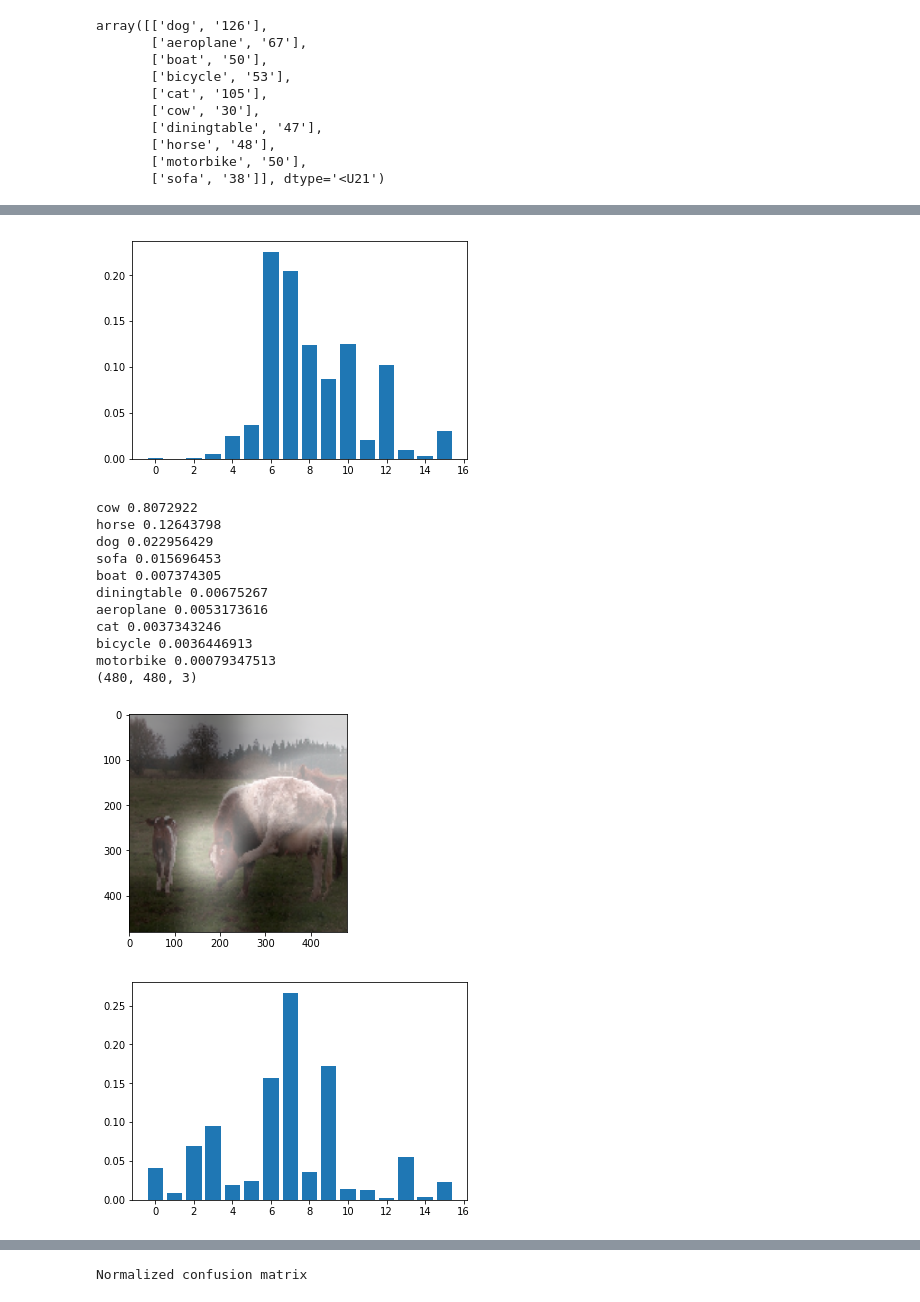
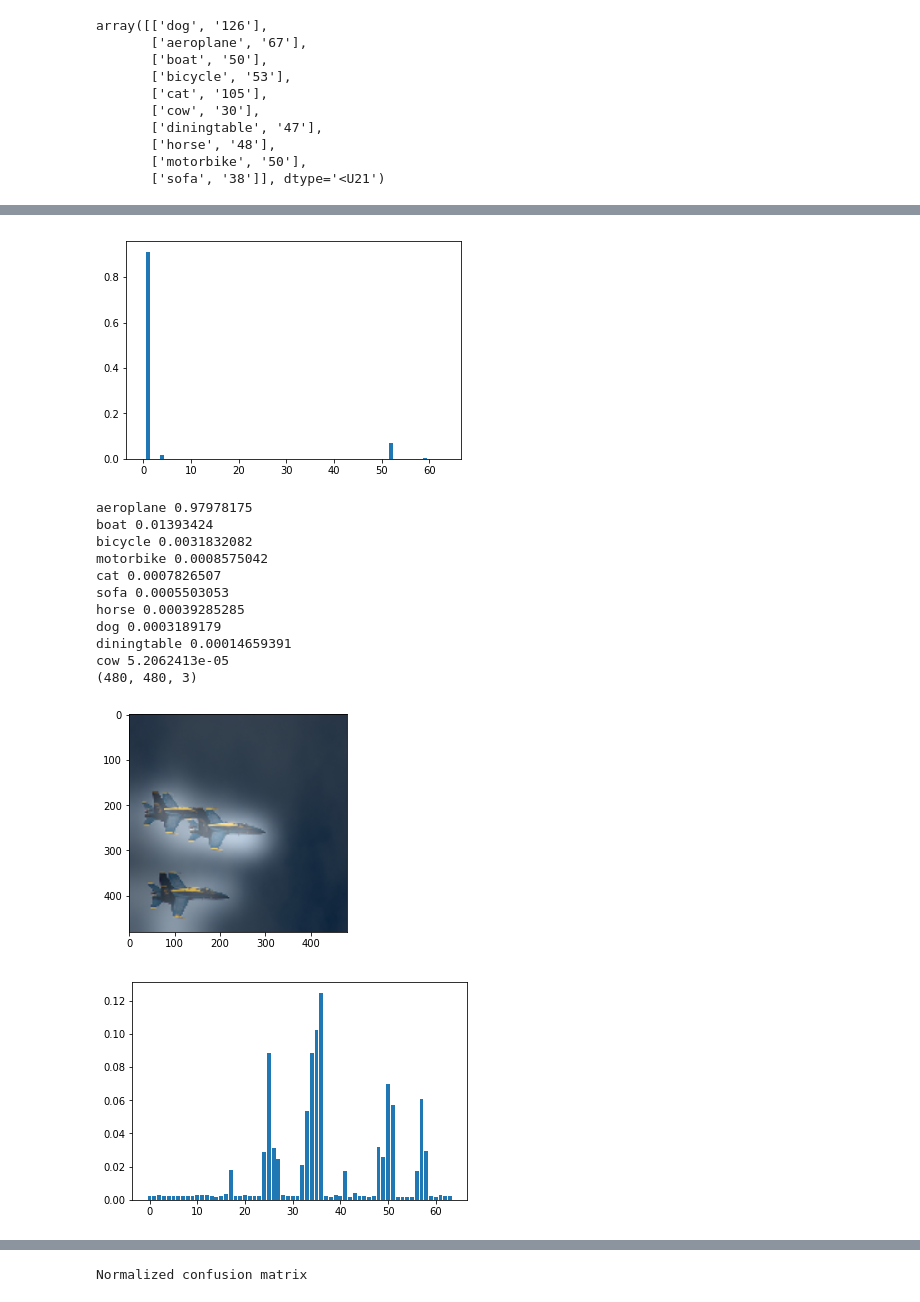
Before and after one commit to m3h0w/visual-attention-cnn-and-eye-tracking, a Jupyter notebook: Soft attention.ipynb, the cells around one changed output, grey strips where cells are left out. Saved outputs shown, nothing was run; the diff lists cells and outputs as text; code cells hidden in the pictures.

```diff
--- a/Soft attention.ipynb
+++ b/Soft attention.ipynb
@@ -4,20 +4,0 @@ import numpy as np
-# %%
-import cv2
-import matplotlib.pyplot as plt
-import numpy as np
-import time
-import glob, os, sys
-import pickle
-
-def save_object(obj, filename):
-    with open(filename, 'wb') as output:  # Overwrites any existing file.
-        pickle.dump(obj, output, pickle.HIGHEST_PROTOCOL)
-
-def load_object(filename):
-    with open(filename, 'rb') as fp:
-        return pickle.load(fp)
-
-def unison_shuffled_copies(a, b, c):
-    assert len(a) == len(b) == len(c)
-    p = np.random.permutation(len(a))
-    return a[p], b[p], c[p]
@@ -46,13 +70,13 @@ Using TensorFlow backend.
 main_path = os.path.abspath("./POETdataset/PascalImages/")
 class_names = ['dog', 'aeroplane', 'boat', 'bicycle', 'cat', 'cow', 'diningtable', 'horse', 'motorbike','sofa']
 IMG_SIZE = 60*4*2
-PATCH_WIDTH = 60*2
+PATCH_WIDTH = 60
 SMALLER_IMG_SIZE = 150
 T = int(IMG_SIZE/PATCH_WIDTH)**2
-new_dir = 'soft_attention_features2'
+new_dir = 'soft_attention_features'
 new_dir_img = 'soft_attention_images'
 name_to_class_dict = {class_name: i for i, class_name in enumerate(class_names)}
-train_ids, test_ids = load_object('train_ids.pkl'), load_object('test_ids.pkl')
+train_ids, test_ids = Utils.load_object('train_ids.pkl'), Utils.load_object('test_ids.pkl')
 
 # files_list = [glob.glob(os.path.join(main_path, '%s*' %class_)) for class_ in class_names]
 
@@ -204,8 +206,8 @@ def load_X_y_images(mode):
         classimages_path = os.path.abspath(os.path.join('.', new_dir_img, class_name + '_' + mode +'.pkl'))
         print(classfeatures_path)
 
-        features = load_object(classfeatures_path).reshape(-1,T,2048)
-        images = load_object(classimages_path)
+        features = Utils.load_object(classfeatures_path).reshape(-1,T,2048)
+        images = Utils.load_object(classimages_path)
         org_images.append(images)
 
         print(features.shape)
@@ -219,7 +221,6 @@ def load_X_y_images(mode):
     return X, y, org_images
 
 X_train, y_train, images_train = load_X_y_images(mode='train')
-X_train, y_train, images_train = unison_shuffled_copies(X_train, y_train, images_train)
 X_test, y_test, images_test = load_X_y_images(mode='test')
 
 X_train.shape, y_train.shape, images_train.shape, X_test.shape, y_test.shape, images_test.shape
@@ -453,7 +496,7 @@ array([['dog', '151'],
 from scipy import signal
 from scipy import ndimage
 
-class_name = 'cow'
+class_name = 'aeroplane'
 class_id = name_to_class_dict[class_name]
 class_mask = np.argmax(y_test, axis=1) == class_id
 class_images = images_test[class_mask]
@@ -477,7 +520,7 @@ for t in range(atts_.shape[0]):
 
 
     if rescale != 1:
-        chosen_img = np.array(normalize(skimage.transform.rescale(image.copy(), rescale))) * 500
+        chosen_img = np.array(Utils.normalize(skimage.transform.rescale(image.copy(), rescale))) * 500
     else:
         chosen_img = image.copy()
     print(chosen_img.shape)
@@ -493,7 +536,7 @@ for t in range(atts_.shape[0]):
 #         print(int(attended_patch%(IMG_SIZE/PATCH_WIDTH)))
         row = int(attended_patch_n/(IMG_SIZE/PATCH_WIDTH))
         col = int(attended_patch_n%(IMG_SIZE/PATCH_WIDTH))
-#         print(row, col)
+#         print(attended_patch_n, row, col)
         from_y = row*PATCH_WIDTH
         to_y = from_y+PATCH_WIDTH
 
@@ -507,7 +550,7 @@ for t in range(atts_.shape[0]):
     chosen_img = chosen_img / 255.
     result = ndimage.gaussian_filter(result, sigma=32) * 8
     result[result > 1] = 1
-    res = normalize(0.3 * chosen_img + result)
+    res = Utils.normalize(0.3 * chosen_img + result)
     plt.imshow(res)
     plt.show()
 
@@ -530,14 +573,14 @@ cat 0.01174518
-[figure, old version]
+[figure, new version]
-cow 0.8072922
-horse 0.12643798
-dog 0.022956429
-sofa 0.015696453
-boat 0.007374305
-diningtable 0.00675267
-aeroplane 0.0053173616
-cat 0.0037343246
-bicycle 0.0036446913
-motorbike 0.00079347513
+aeroplane 0.97978175
+boat 0.01393424
+bicycle 0.0031832082
+motorbike 0.0008575042
+cat 0.0007826507
+sofa 0.0005503053
+horse 0.00039285285
+dog 0.0003189179
+diningtable 0.00014659391
+cow 5.2062413e-05
 (480, 480, 3)
-[figure, old version]
+[figure, new version]
-[figure, old version]
+[figure, new version]
```
Also changed, not shown: parts of 16 cells of this notebook, 1 other file.
